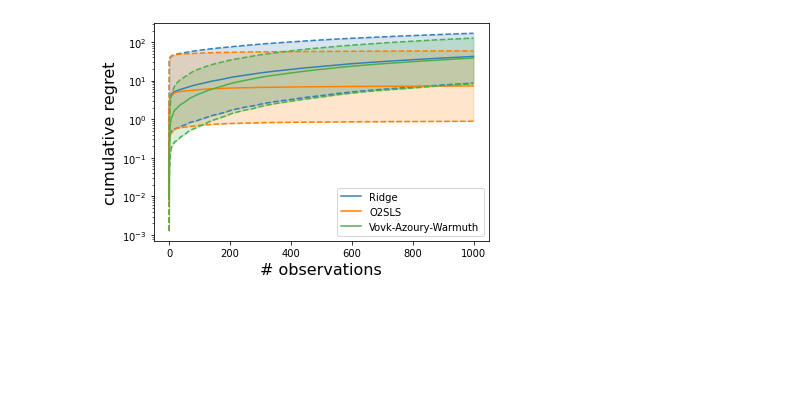
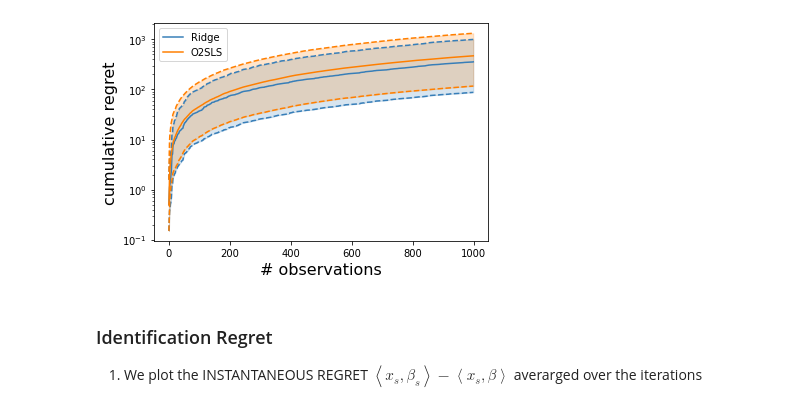
Before and after one commit to riccardodv/O2SLS-and-OFUL-IV, a Jupyter notebook: 2SLSOnlineRegression.ipynb, the cells around one changed output. Drawn from its saved outputs; the diff is of its cells as text; code cells hidden in the pictures; blank space fills up the shorter version.

```diff
--- a/2SLSOnlineRegression.ipynb
+++ b/2SLSOnlineRegression.ipynb
@@ -217,7 +179,7 @@ array_beta = np.linalg.norm(store_betas-beta_star.reshape(d,1), axis = 2)
 a_mean = array_beta.mean(axis=1)
 a_std = array_beta.std(axis=1)
 
-for i in range(len(methods)-1):
+for i in range(len(methods)-2):
     plt.plot(np.arange(T), a_mean[i], color=colors[i], label=methods[i])
     plt.fill_between(np.arange(T), a_mean[i] - a_std[i], a_mean[i] + a_std[i], color=s_colors[i],alpha=0.2)
 plt.yscale('log')
@@ -242,9 +200,9 @@ We go with the second which already looks like a regret:
 # %%
 # compute mean and std online losses for plots
-mean_online_loss = np.mean(online_loss, axis=0)
-std_online_loss = np.std(online_loss, axis=0)
+mean_online_loss = np.mean(online_loss_oracle, axis=0)
+std_online_loss = np.std(online_loss_oracle, axis=0)
 # %%
-for i in range(len(methods)-1):
+for i in range(len(methods)-2):
     plt.plot(np.arange(T), mean_online_loss[i], color=colors[i], label=methods[i], alpha=0.7)
     plt.fill_between(np.arange(T), mean_online_loss[i] - std_online_loss[i], mean_online_loss[i] + std_online_loss[i], color=s_colors[i],alpha=0.2)
 plt.yscale('log')
@@ -253,5 +211,5 @@ plt.yscale('log')
 plt.xlabel("# observations")
 plt.ylabel('$\| \beta - \beta_t \|$')
 plt.legend()
-plt.savefig("R_online_loss.pdf", format='pdf')
+plt.savefig("or_R_online_loss.pdf", format='pdf')
 # %% [output]
@@ -267,5 +220,5 @@ This again rises the question which is the right metric to plot.
 # %%
-for i in range(len(methods)-1):
+for i in range(len(methods)-2):
     plt.plot(mean_online_loss[i] - mean_online_loss[-1], color=colors[i], label=methods[i],alpha=0.7)
     plt.fill_between(np.arange(T), mean_online_loss[i] - mean_online_loss[-1] - std_online_loss[i], mean_online_loss[i]- mean_online_loss[-1] + std_online_loss[i], color=s_colors[i],alpha=0.2)
 plt.yscale('log')
@@ -274,5 +227,5 @@ plt.legend()
 plt.xlabel("# observations")
 plt.ylabel('instantaneous regret')
 plt.legend()
-plt.savefig("R_instantaneous_regret.pdf", format='pdf')
+plt.savefig("or_R_instantaneous.pdf", format='pdf')
 # %% [output]
@@ -290,25 +238,32 @@ $$
 # %%
-mean_cumulative_online_loss = np.cumsum(np.mean(online_loss, axis=0), axis=1)
-std_cumulative_online_loss = np.cumsum(np.std(online_loss, axis=0), axis=1)
+mean_cumulative_online_loss = np.cumsum(np.mean(online_loss_oracle, axis=0), axis=1)
+std_cumulative_online_loss = np.cumsum(np.std(online_loss_oracle, axis=0), axis=1)
 
-fst_quantile_online_loss = np.cumsum(np.quantile(online_loss,0.25,axis=0),axis=1)
-scd_quantile_online_loss = np.cumsum(np.quantile(online_loss,0.5,axis=0),axis=1)
-thd_quantile_online_loss = np.cumsum(np.quantile(online_loss,0.75,axis=0),axis=1)
+fst_quantile_online_loss = np.cumsum(np.quantile(online_loss_oracle,0.25,axis=0),axis=1)
+scd_quantile_online_loss = np.cumsum(np.quantile(online_loss_oracle,0.5,axis=0),axis=1)
+thd_quantile_online_loss = np.cumsum(np.quantile(online_loss_oracle,0.75,axis=0),axis=1)
 
-for i in range(len(methods)-1):
+for i in range(len(methods)-2):
     # plt.plot(np.arange(T), mean_cumulative_online_loss[i]-mean_cumulative_online_loss[-1], color=colors[i],label=methods[i])
     # plt.fill_between(np.arange(T), mean_cumulative_online_loss[i] - std_cumulative_online_loss[i]/10, mean_cumulative_online_loss[i] + std_cumulative_online_loss[i]/10, color=s_colors[i],alpha=0.2)
 
     plt.fill_between(np.arange(T),fst_quantile_online_loss[i],thd_quantile_online_loss[i],color=colors[i],alpha=0.2)
     plt.plot(fst_quantile_online_loss[i],color=colors[i],linestyle="dashed")
     plt.plot(scd_quantile_online_loss[i],color=colors[i],linestyle="solid", label = methods[i])
     plt.plot(thd_quantile_online_loss[i],color=colors[i],linestyle="dashed")
 
 plt.yscale('log')
+# plt.xscale('log')
 plt.legend()
 plt.xlabel("# observations")
 plt.ylabel('cumulative regret')
 plt.legend()
-plt.savefig("R_cumulative.pdf", format='pdf')
+plt.savefig("or_R_cumulative.pdf", format='pdf')
 # %% [output]
-[figure, old version]
+[figure, new version]
+# %% [markdown]
+### Identification Regret
+
+1) We plot the  INSTANTANEOUS REGRET
+ $\left\langle x_s, \beta_s\right\rangle -  \left\langle x_s, \beta\right\rangle$
+averarged over the iterations
```
Also changed, not shown: parts of 19 cells of this notebook.
